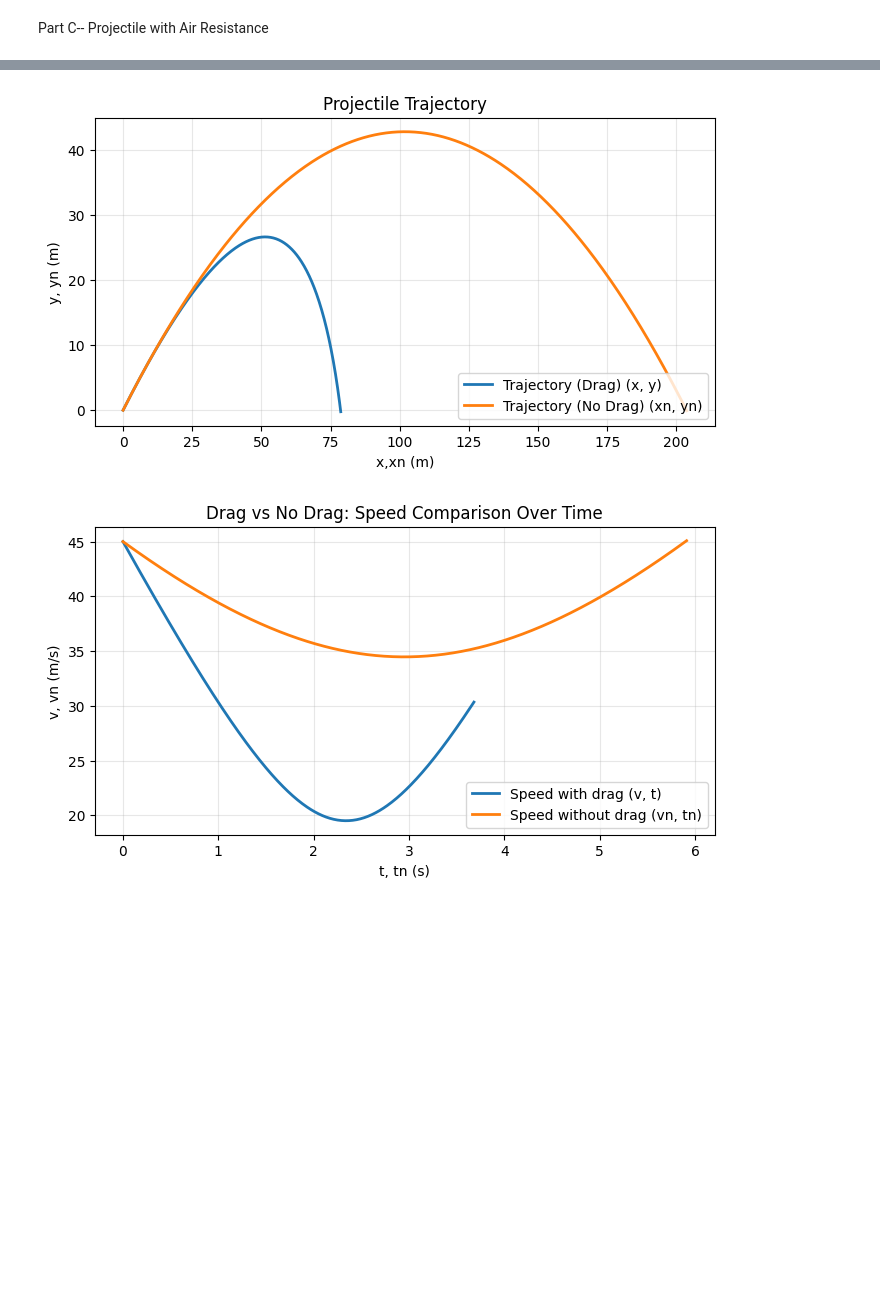
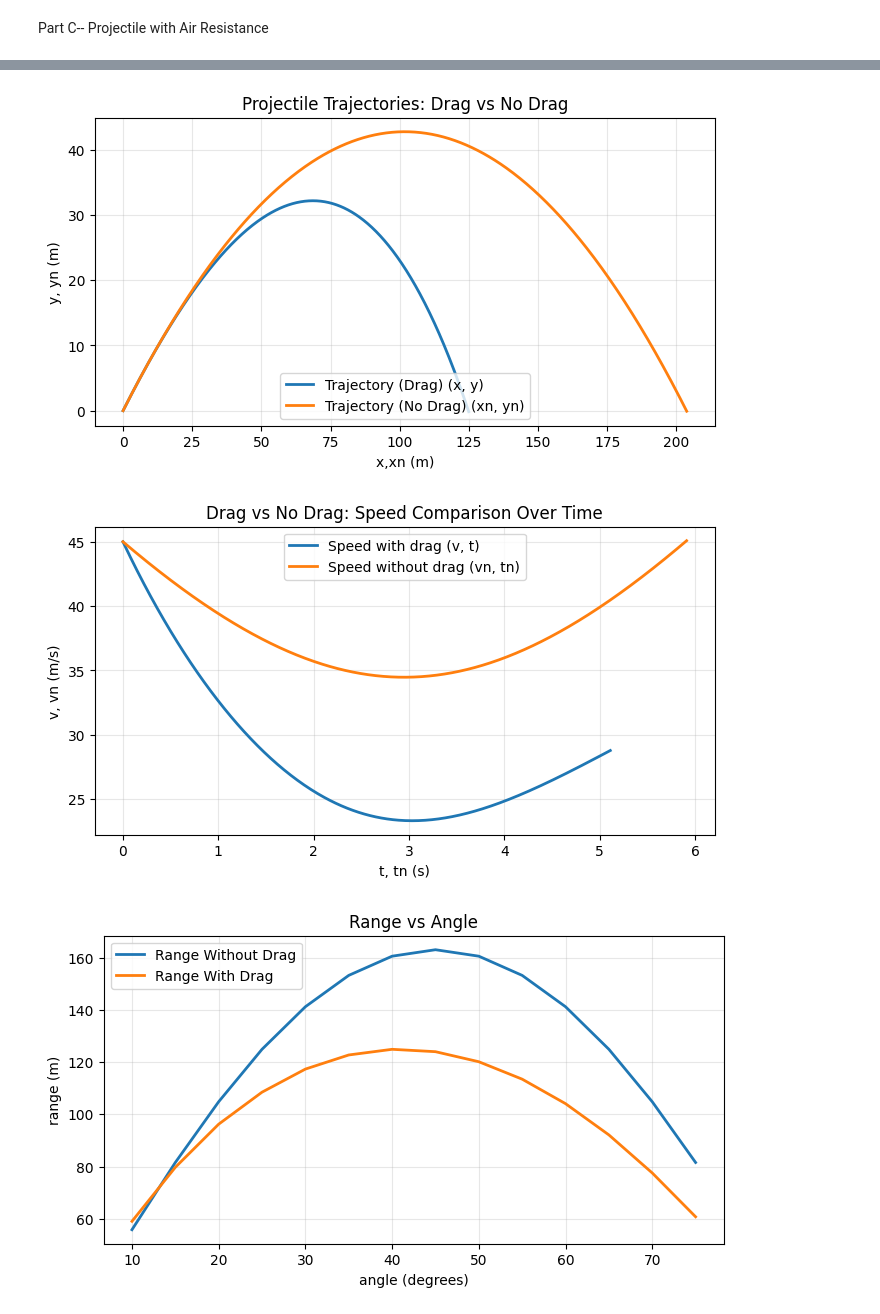
Before and after one commit to barnol-lee/phys311, a Jupyter notebook: Labs/Lab01/lab01_projectile.ipynb, the cells around one changed output, grey strips where cells are left out. Saved outputs shown, nothing was run; the diff lists cells and outputs as text; code cells hidden in the pictures; blank space fills up the shorter version.

```diff
--- a/Labs/Lab01/lab01_projectile.ipynb
+++ b/Labs/Lab01/lab01_projectile.ipynb
@@ -5,6 +5,9 @@ Part A-- One-Dimensional Free-Fall
 # %%
 import numpy as np
 import matplotlib.pyplot as plt
+
+time_step=0.01
+initial_height=100
 
 def simulate_freefall(h,dt,g=9.81):
     y, vy=h,0
@@ -23,7 +26,7 @@ def simulate_freefall(h,dt,g=9.81):
         vy_arr.append(vy)
     return t_arr,y_arr,vy_arr
 
-t,y,vy=simulate_freefall(100,0.01,g=9.81)
+t,y,vy=simulate_freefall(initial_height,time_step,g=9.81)
 print(f'Final time is {t[-1]} s, and the final velocity is {vy[-1]} m/s. The exact values are 4.515 s and -44.294 m/s, respectively.')
 
 plt.figure(figsize=(8, 4))
@@ -141,12 +146,14 @@ Part C-- Projectile with Air Resistance
 import numpy as np
 import matplotlib.pyplot as plt
 
-def simulate_projectile_drag(v0,theta_deg,dt,b_over_m,g=9.81):
+time_step=0.01
+initial_velocity=40
+initial_angle=45
+
+
+def simulate_projectile_drag(v0,theta_deg,dt,b_over_m=0.0046,g=9.81):
     vx=v0*np.cos(theta_deg*np.pi/180)
     vy=v0*np.sin(theta_deg*np.pi/180)
-
-    ax=-(b_over_m)*v0*vx
-    ay=-g-(b_over_m)*v0*vy
 
     x,y=0,0
     t=0.0
@@ -156,6 +163,11 @@ def simulate_projectile_drag(v0,theta_deg,dt,b_over_m,g=9.81):
     while y>=0:
         x=x+vx*dt
         y=y+vy*dt
+
+        ax=-(b_over_m)*v0*vx
+        ay=-g-(b_over_m)*v0*vy
+
+        v0=np.sqrt(vx**2+vy**2)
         vx=vx+ax*dt
         vy=vy+ay*dt
         t=t+dt
@@ -167,15 +179,15 @@ def simulate_projectile_drag(v0,theta_deg,dt,b_over_m,g=9.81):
         vy_arr.append(vy)
     return t_arr,x_arr,y_arr,vx_arr,vy_arr
 
-t,x,y,vx,vy=simulate_projectile_drag(45,40,0.01,0.0046,g=9.81)
+t,x,y,vx,vy=simulate_projectile_drag(initial_velocity,initial_angle,time_step,b_over_m=0.0046,g=9.81)
 
-tn,xn,yn,vxn,vyn=simulate_projectile_2d(45,40,0.01,g=9.81)
+tn,xn,yn,vxn,vyn=simulate_projectile_2d(initial_velocity,initial_angle,time_step,g=9.81)
 
-rng_reduction=((np.max(x)-calculator(45,40,a=x,b=y,c=t)[0])/calculator(45,40,a=x,b=y,c=t)[0])*100
-max_height_reduction=((np.max(y)-calculator(45,40,a=x,b=y,c=t)[1])/calculator(45,40,a=x,b=y,c=t)[1])*100
+rng_reduction=((np.max(x)-calculator(initial_velocity,initial_angle,a=x,b=y,c=t)[0])/calculator(initial_velocity,initial_angle,a=x,b=y,c=t)[0])*100
+max_height_reduction=((np.max(y)-calculator(initial_velocity,initial_angle,a=x,b=y,c=t)[1])/calculator(initial_velocity,initial_angle,a=x,b=y,c=t)[1])*100
 
 print(f'With drag, the range is {np.max(x)} and the max height is {np.max(y)}. \
-Without drag, the range is {calculator(45,40,a=xn,b=yn,c=tn)[0]} and the max height is {calculator(45,40,a=xn,b=yn,c=tn)[1]}.\
+Without drag, the range is {calculator(initial_velocity,initial_angle,a=xn,b=yn,c=tn)[0]} and the max height is {calculator(initial_velocity,initial_angle,a=xn,b=yn,c=tn)[1]}.\
 The presence of drag reduces the range by {rng_reduction}% and the max height by {max_height_reduction}%.')
 
 plt.figure(figsize=(8, 4))
@@ -208,7 +220,25 @@ plt.show()
 
 theta=np.arange(10,80,5)
 def range(v0,theta_deg=theta):
+    rng=0.0
     rng=((v0)**2)*(np.sin(2*(theta_deg*np.pi/180)))/9.81
-    return rng
-r=range(40)
+
+    rng_drag_arr=[]
+    for th in theta:
+        rng_drag=np.max(simulate_projectile_drag(initial_velocity,th,time_step,b_over_m=0.0046,g=9.81)[1])
+        rng_drag_arr.append(rng_drag)
+    return rng, rng_drag_arr
+
+range_no_drag,range_drag=range(40,theta)
+
+
+plt.figure(figsize=(8, 4))
+plt.plot(theta,range_no_drag, linewidth=2, label='Range Without Drag')
+plt.plot(theta,range_drag, linewidth=2, label='Range With Drag')
+plt.xlabel('angle (degrees)')
+plt.ylabel('range (m)')
+plt.title('Range vs Angle')
+plt.grid(True, alpha=0.3)
+plt.legend()
+plt.show()
 # %% [output]
@@ -216,2 +246,3 @@ With drag, the range is 78.67097789267858 and the max height is 26.6260309808356
-[figure, old version]
+[figure, new version]
-[figure, old version]
+[figure, new version]
+[figure, added]
```
Also changed, not shown: parts of 2 cells of this notebook.
